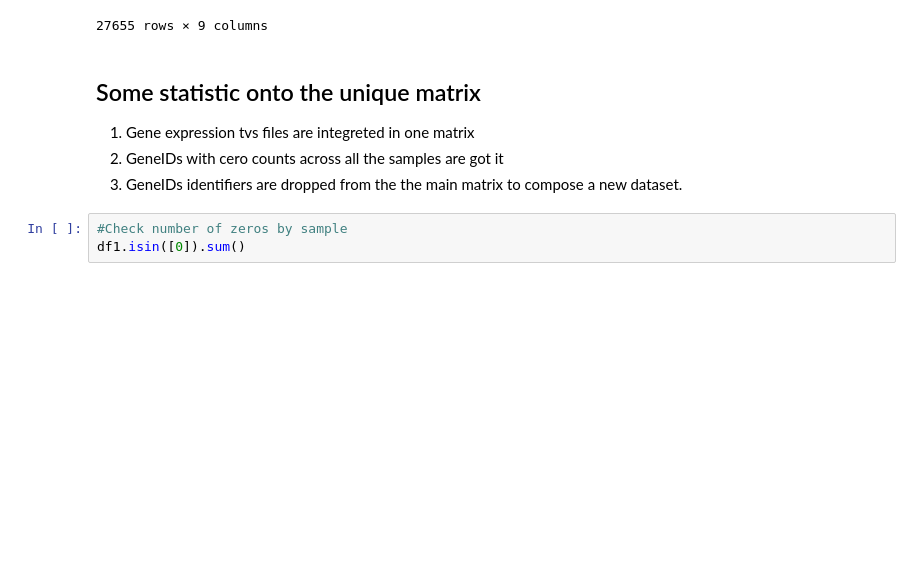
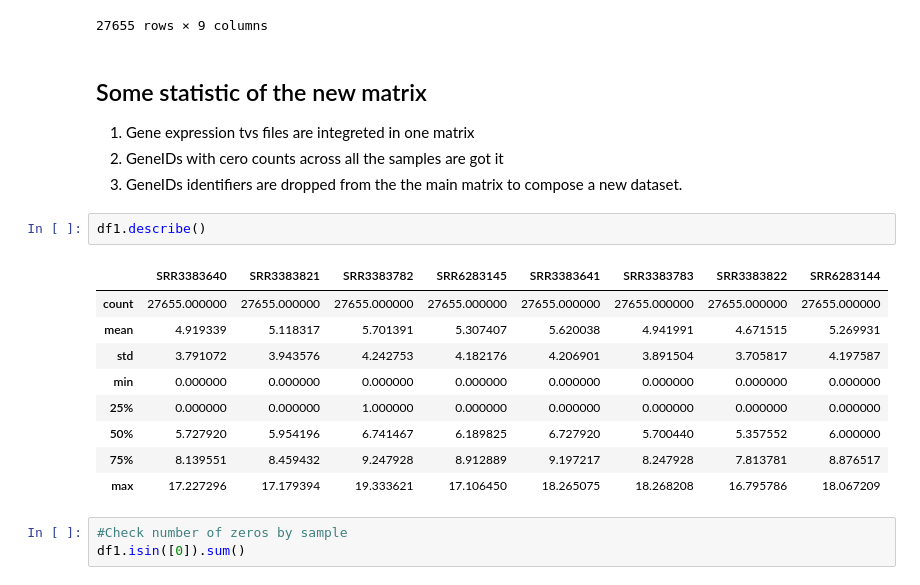
Before and after one commit to cyntsc/meta-xtrome-analysis, a Jupyter notebook: notebooks/3_merge_dataframes_ctrl.ipynb, the cells around one changed output. Cells and saved outputs as stored; diff of their text form; blank space fills up the shorter version.

```diff
--- a/notebooks/3_merge_dataframes_ctrl.ipynb
+++ b/notebooks/3_merge_dataframes_ctrl.ipynb
@@ -181,11 +181,23 @@ df1
 | 27654 | ATMG01410 | 1.584963 | 2.584963 | 2.000000 | 1.000000 | 2.807355 | 2.000000 | 1.000000 | ... |
 27655 rows × 9 columns
 # %% [markdown]
-## Some statistic onto the unique matrix
+## Some statistic of the new matrix
 
 1) Gene expression tvs files are integreted in one matrix<br>
 2) GeneIDs with cero counts across all the samples are got it<br>
 3) GeneIDs identifiers are dropped from the the main matrix to compose a new dataset. <br>
+# %%
+df1.describe()
+# %% [output]
+|  | SRR3383640 | SRR3383821 | SRR3383782 | SRR6283145 | SRR3383641 | SRR3383783 | SRR3383822 | SRR6283144 |
+| count | 27655.000000 | 27655.000000 | 27655.000000 | 27655.000000 | 27655.000000 | 27655.000000 | 27655.000000 | 27655.000000 |
+| mean | 4.919339 | 5.118317 | 5.701391 | 5.307407 | 5.620038 | 4.941991 | 4.671515 | 5.269931 |
+| std | 3.791072 | 3.943576 | 4.242753 | 4.182176 | 4.206901 | 3.891504 | 3.705817 | 4.197587 |
+| min | 0.000000 | 0.000000 | 0.000000 | 0.000000 | 0.000000 | 0.000000 | 0.000000 | 0.000000 |
+| 25% | 0.000000 | 0.000000 | 1.000000 | 0.000000 | 0.000000 | 0.000000 | 0.000000 | 0.000000 |
+| 50% | 5.727920 | 5.954196 | 6.741467 | 6.189825 | 6.727920 | 5.700440 | 5.357552 | 6.000000 |
+| 75% | 8.139551 | 8.459432 | 9.247928 | 8.912889 | 9.197217 | 8.247928 | 7.813781 | 8.876517 |
+| max | 17.227296 | 17.179394 | 19.333621 | 17.106450 | 18.265075 | 18.268208 | 16.795786 | 18.067209 |
 # %%
 #Check number of zeros by sample
 df1.isin([0]).sum()
```
Also changed, not shown: parts of 5 cells of this notebook, 7 other files.
